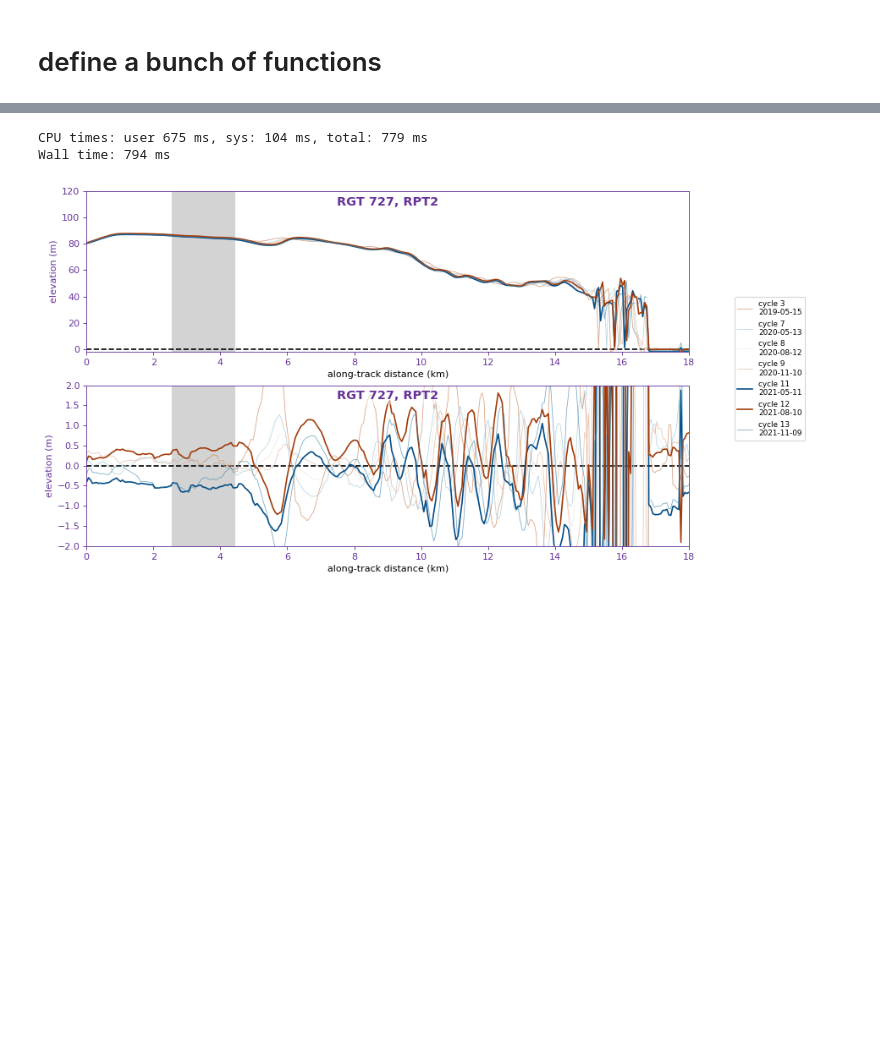
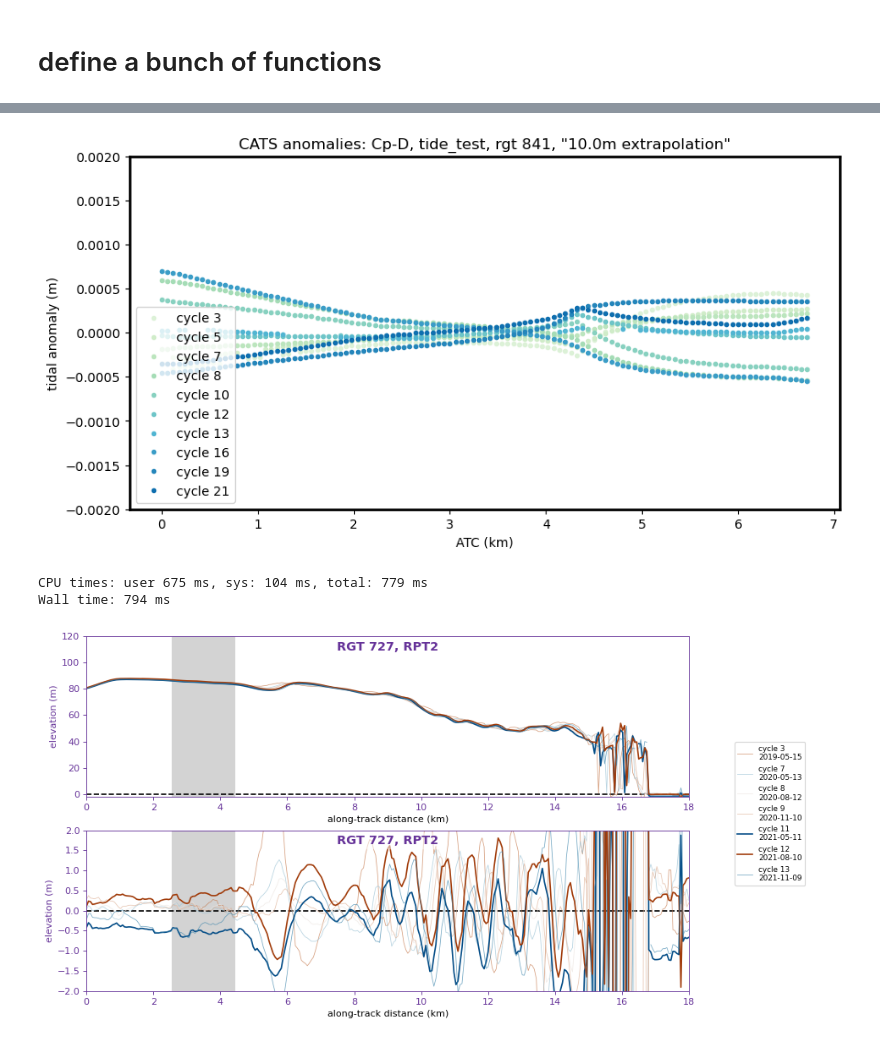
Before and after one commit to chancelorr/pinning-points, a Jupyter notebook: rpt_track_atl11.ipynb, the cells around one changed output, grey strips where cells are left out. Drawn from its saved outputs; the diff is of its cells as text; code cells hidden in the pictures; blank space fills up the shorter version.

```diff
--- a/rpt_track_atl11.ipynb
+++ b/rpt_track_atl11.ipynb
@@ -626,0 +589,18 @@ Wall time: 816 ms
+# %%
+plt.figure(figsize=[10, 5])
+
+for c in dfh_all.cycle_number:
+    ds_red = ds.sel(cycle_number=c)
+    tide_arr = ds_red.tide_cats[ds_red.tide_cats<1e30]
+    lat_arr = ds_red.latitude[ds_red.tide_cats.data<1e30]
+    atc_arr = ds_red.x_atc[ds_red.tide_cats<1e30]/1000
+    color = dfh_all[dfh_all.cycle_number==c].color_chrono.iloc[0]
+    plt.plot(atc_arr, tide_arr[tide_arr<1e30]-tide_arr[tide_arr<1e30].mean(), color=color, marker='.', linestyle='None', label=f'cycle {c}')
+plt.title(f'CATS anomalies: {basin}, {region}, rgt {track}, \"10.0m extrapolation\"')
+plt.legend()
+plt.ylim([-0.002, 0.002])
+plt.ylabel('tidal anomaly (m)')
+plt.xlabel('ATC (km)')
+plt.savefig('plots/tide_anoms_extrapolated.png', dpi=200, bbox_inches='tight')
+# %% [output]
+[figure, added]
```
Also changed, not shown: parts of 52 cells of this notebook.
